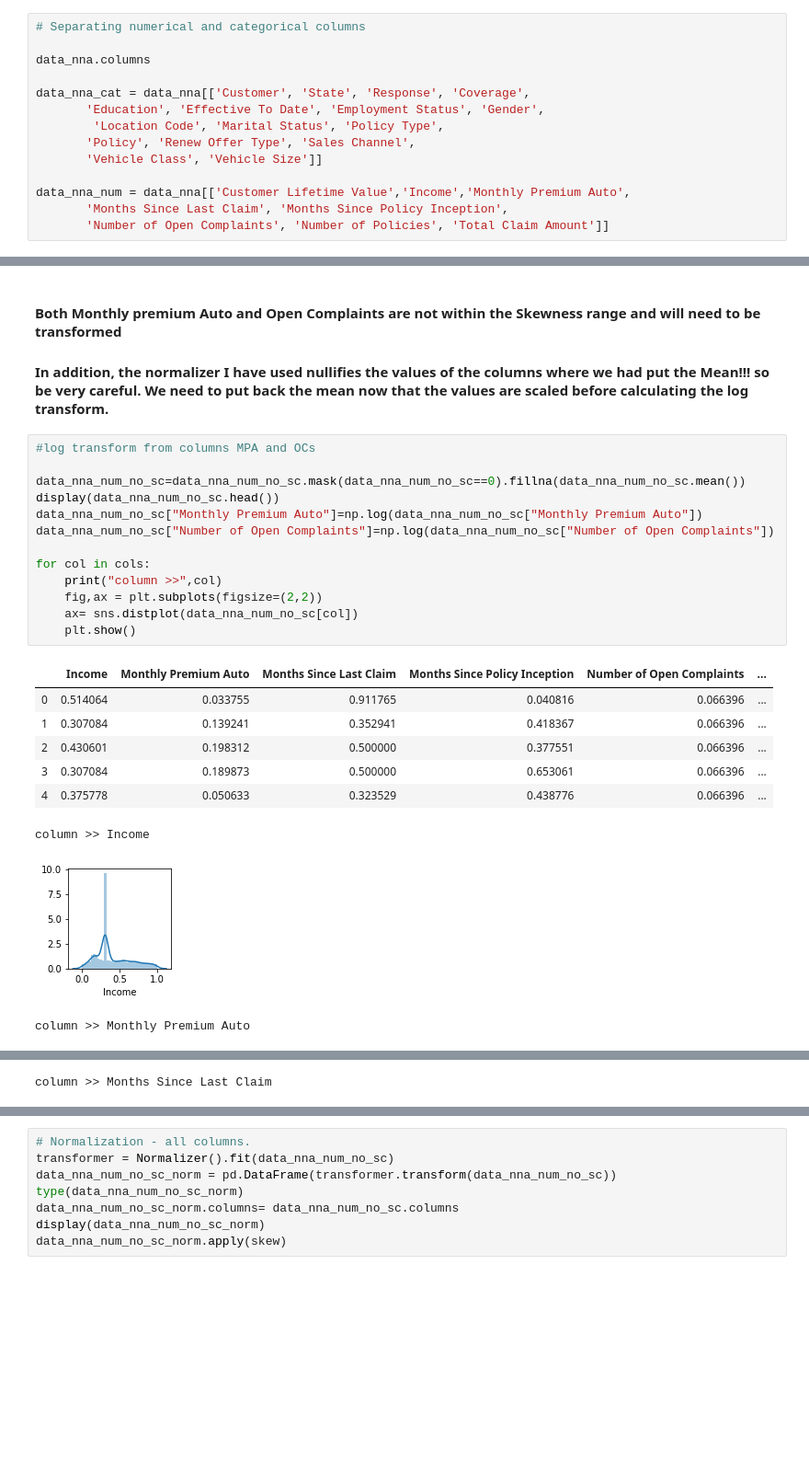
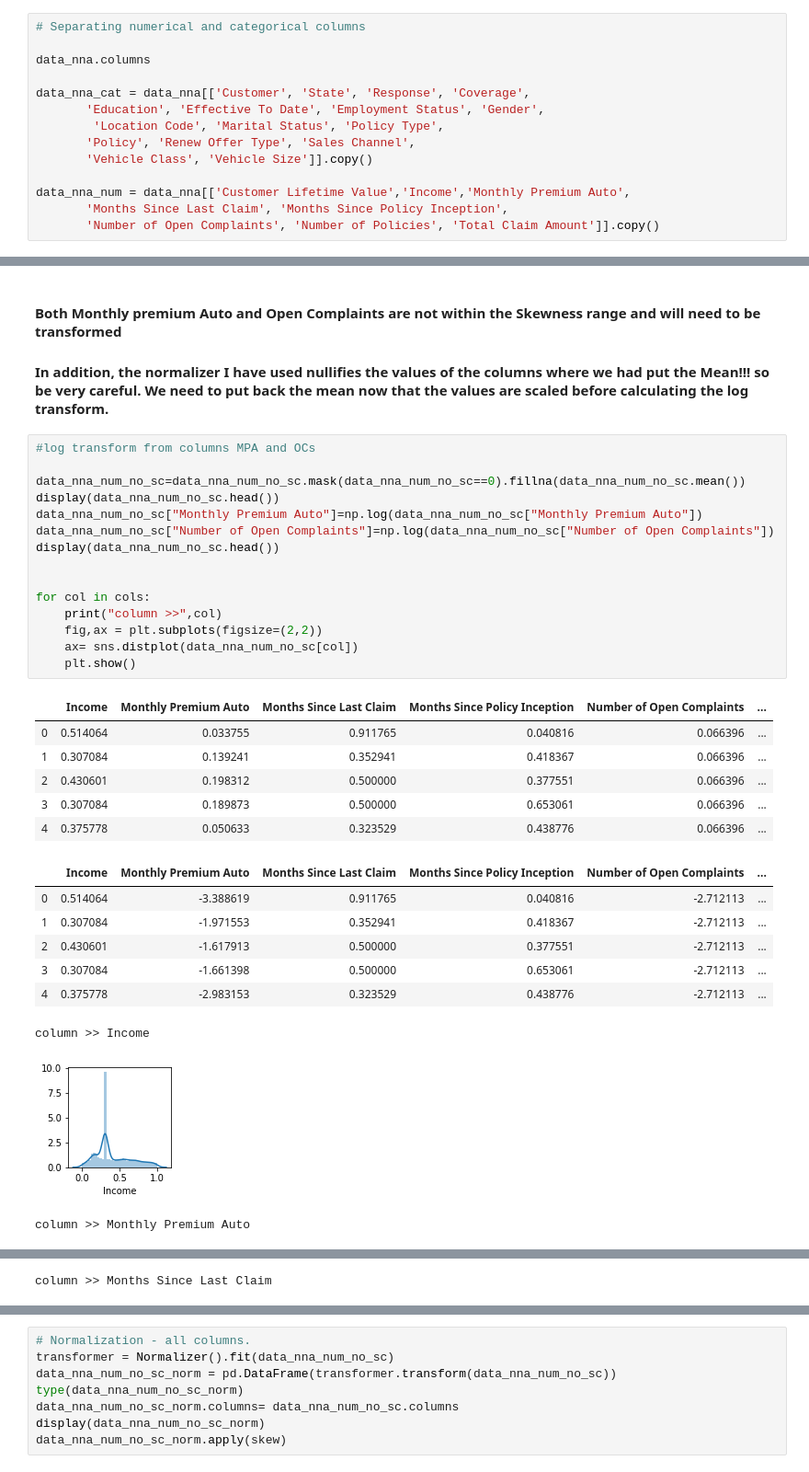
Before and after one commit to bcarrero/lab-customer-analysis-final-round, a Jupyter notebook: files_for_lab/lab-customer-analysis-final-round.ipynb, the cells around one changed output, grey strips where cells are left out. Shown at 92% size. Drawn from its saved outputs; the diff is of its cells as text; blank space fills up the shorter version.

```diff
--- a/files_for_lab/lab-customer-analysis-final-round.ipynb
+++ b/files_for_lab/lab-customer-analysis-final-round.ipynb
@@ -143,9 +143,9 @@ data_nna_cat = data_nna[['Customer', 'State', 'Response', 'Coverage',
        'Education', 'Effective To Date', 'Employment Status', 'Gender',
         'Location Code', 'Marital Status', 'Policy Type',
        'Policy', 'Renew Offer Type', 'Sales Channel',
-       'Vehicle Class', 'Vehicle Size']]
+       'Vehicle Class', 'Vehicle Size']].copy()
 
 data_nna_num = data_nna[['Customer Lifetime Value','Income','Monthly Premium Auto',
        'Months Since Last Claim', 'Months Since Policy Inception',
-       'Number of Open Complaints', 'Number of Policies', 'Total Claim Amount']]
+       'Number of Open Complaints', 'Number of Policies', 'Total Claim Amount']].copy()
 # %%
@@ -441,23 +434,31 @@ column >> Months Since Last Claim
 # %%
 #log transform from columns MPA and OCs
 
 data_nna_num_no_sc=data_nna_num_no_sc.mask(data_nna_num_no_sc==0).fillna(data_nna_num_no_sc.mean())
 display(data_nna_num_no_sc.head())
 data_nna_num_no_sc["Monthly Premium Auto"]=np.log(data_nna_num_no_sc["Monthly Premium Auto"])
 data_nna_num_no_sc["Number of Open Complaints"]=np.log(data_nna_num_no_sc["Number of Open Complaints"])
+display(data_nna_num_no_sc.head())
+
 
 for col in cols:
     print("column >>",col)
     fig,ax = plt.subplots(figsize=(2,2))
     ax= sns.distplot(data_nna_num_no_sc[col])
     plt.show()
 # %% [output]
 |  | Income | Monthly Premium Auto | Months Since Last Claim | Months Since Policy Inception | Number of Open Complaints | ... |
 | 0 | 0.514064 | 0.033755 | 0.911765 | 0.040816 | 0.066396 | ... |
 | 1 | 0.307084 | 0.139241 | 0.352941 | 0.418367 | 0.066396 | ... |
 | 2 | 0.430601 | 0.198312 | 0.500000 | 0.377551 | 0.066396 | ... |
 | 3 | 0.307084 | 0.189873 | 0.500000 | 0.653061 | 0.066396 | ... |
 | 4 | 0.375778 | 0.050633 | 0.323529 | 0.438776 | 0.066396 | ... |
+|  | Income | Monthly Premium Auto | Months Since Last Claim | Months Since Policy Inception | Number of Open Complaints | ... |
+| 0 | 0.514064 | -3.388619 | 0.911765 | 0.040816 | -2.712113 | ... |
+| 1 | 0.307084 | -1.971553 | 0.352941 | 0.418367 | -2.712113 | ... |
+| 2 | 0.430601 | -1.617913 | 0.500000 | 0.377551 | -2.712113 | ... |
+| 3 | 0.307084 | -1.661398 | 0.500000 | 0.653061 | -2.712113 | ... |
+| 4 | 0.375778 | -2.983153 | 0.323529 | 0.438776 | -2.712113 | ... |
 column >> Income
 [figure]
 column >> Monthly Premium Auto
```
Also changed, not shown: parts of 2 cells of this notebook.
